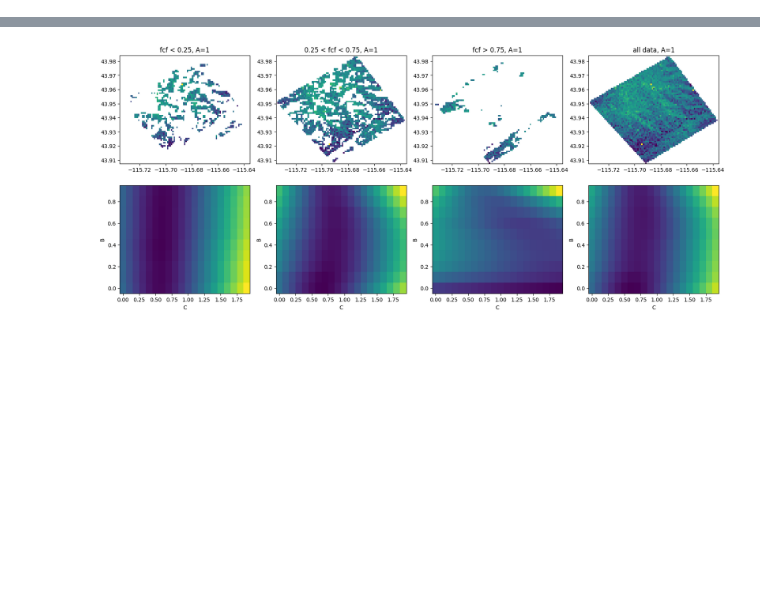
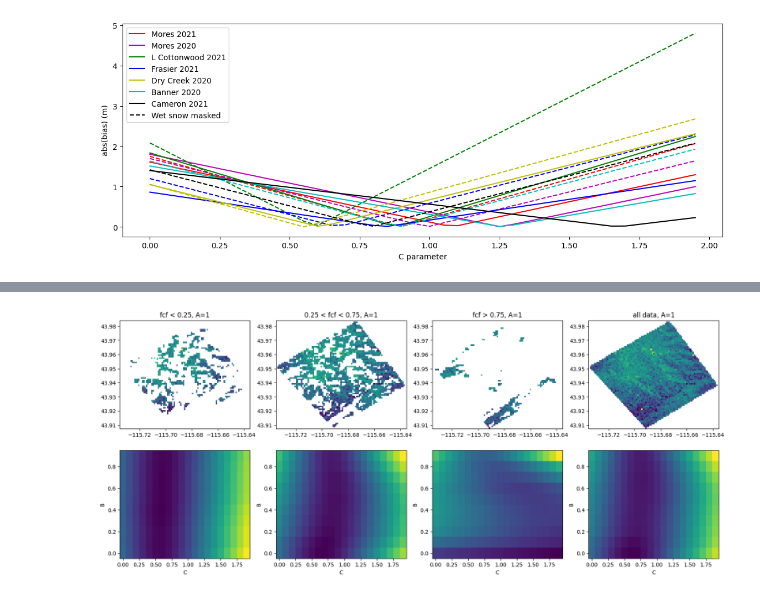
Before and after one commit to SnowEx/spicy-snow, a Jupyter notebook: scripts/optimize/param_opt-devon.ipynb, the cells around one changed output, grey strips where cells are left out. Drawn from its saved outputs; the diff is of its cells as text; code cells hidden in the pictures; blank space fills up the shorter version.

Commit message:
added parameter optimization by minimizing biases

```diff
--- a/scripts/optimize/param_opt-devon.ipynb
+++ b/scripts/optimize/param_opt-devon.ipynb
@@ -49,6 +45,12 @@ def change_b(ds, b):
     ds = id_newly_frozen_snow(ds)
     ds = flag_wet_snow(ds)
     return ds
+# %%
+A = [1]
+B = [1]
+C = np.arange(0, 2, 0.05)
+
+all_biases = pd.DataFrame({'C':C})
 # %%
 # %%time
 files = sorted(glob('/projects/dedu0223/snow_ex_data/*.nc'))
@@ -71,0 +94,31 @@ for f in files[8:]:
+# %%
+plt.figure(figsize = (14,5))
+
+plt.plot(all_biases.C, np.abs(all_biases['Mores_2021-03-15']),'r', label = 'Mores 2021')
+plt.plot(all_biases.C, np.abs(all_biases['Mores_2021-03-15_wet']),'r--')
+
+plt.plot(all_biases.C, np.abs(all_biases['Mores_2020-02-09']),'m', label = 'Mores 2020')
+plt.plot(all_biases.C, np.abs(all_biases['Mores_2020-02-09_wet']),'m--')
+
+plt.plot(all_biases.C, np.abs(all_biases['Little_Cottonwood_2021-03-18']),'g', label = 'L Cottonwood 2021')
+plt.plot(all_biases.C, np.abs(all_biases['Little_Cottonwood_2021-03-18_wet']),'g--')
+
+plt.plot(all_biases.C, np.abs(all_biases['Frasier_2021-03-19']),'b', label = 'Frasier 2021')
+plt.plot(all_biases.C, np.abs(all_biases['Frasier_2021-03-19_wet']),'b--')
+
+plt.plot(all_biases.C, np.abs(all_biases['Dry_Creek_2020-02-19']),'y', label = 'Dry Creek 2020')
+plt.plot(all_biases.C, np.abs(all_biases['Dry_Creek_2020-02-19_wet']),'y--')
+
+plt.plot(all_biases.C, np.abs(all_biases['Banner_2020-02-18']),'c', label = 'Banner 2020')
+plt.plot(all_biases.C, np.abs(all_biases['Banner_2020-02-18_wet']),'c--')
+
+plt.plot(all_biases.C, np.abs(all_biases['Cameron_2021-03-19']),'k', label = 'Cameron 2021')
+plt.plot(all_biases.C, np.abs(all_biases['Cameron_2021-03-19_wet']),'k--', label = 'Wet snow masked')
+
+plt.legend()
+plt.xlabel('C parameter')
+plt.ylabel('abs(bias) (m)')
+
+plt.savefig('/projects/dedu0223/spicy-snow/images/bias_opt.png')
+# %% [output]
+[figure, added]
```
Also changed, not shown: parts of 6 cells of this notebook, 2 other files.
